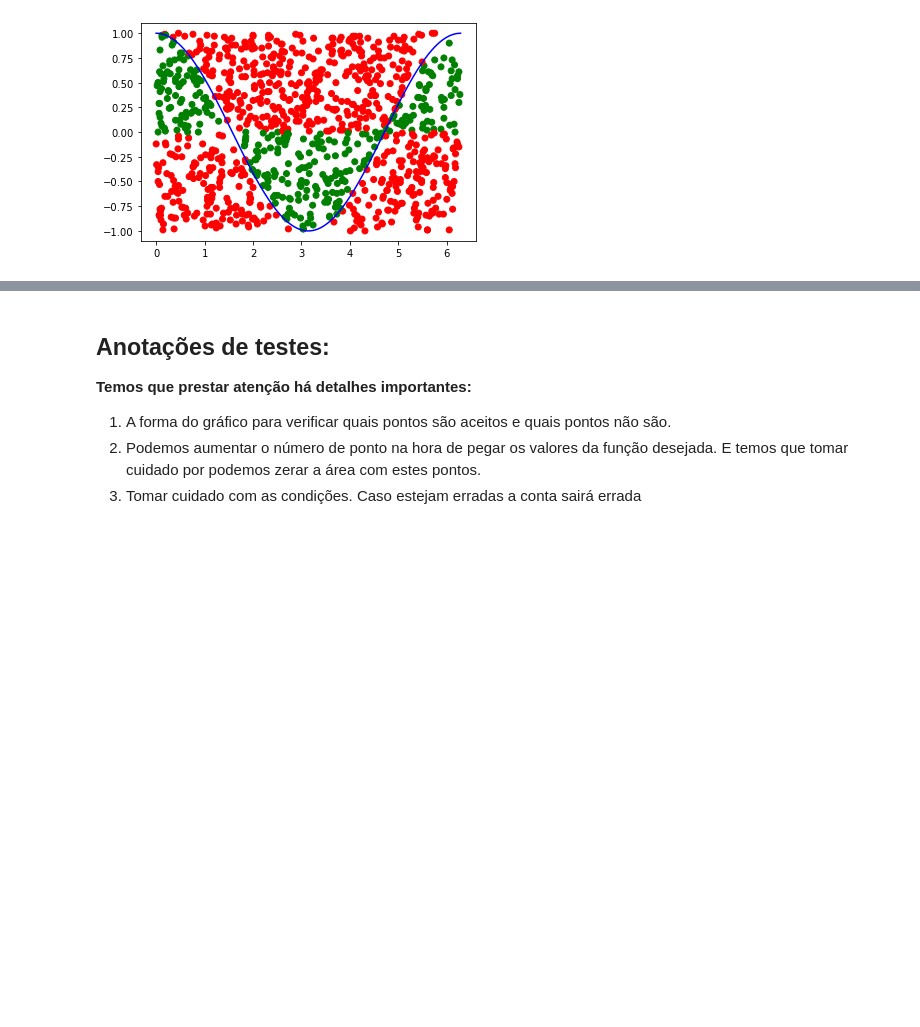
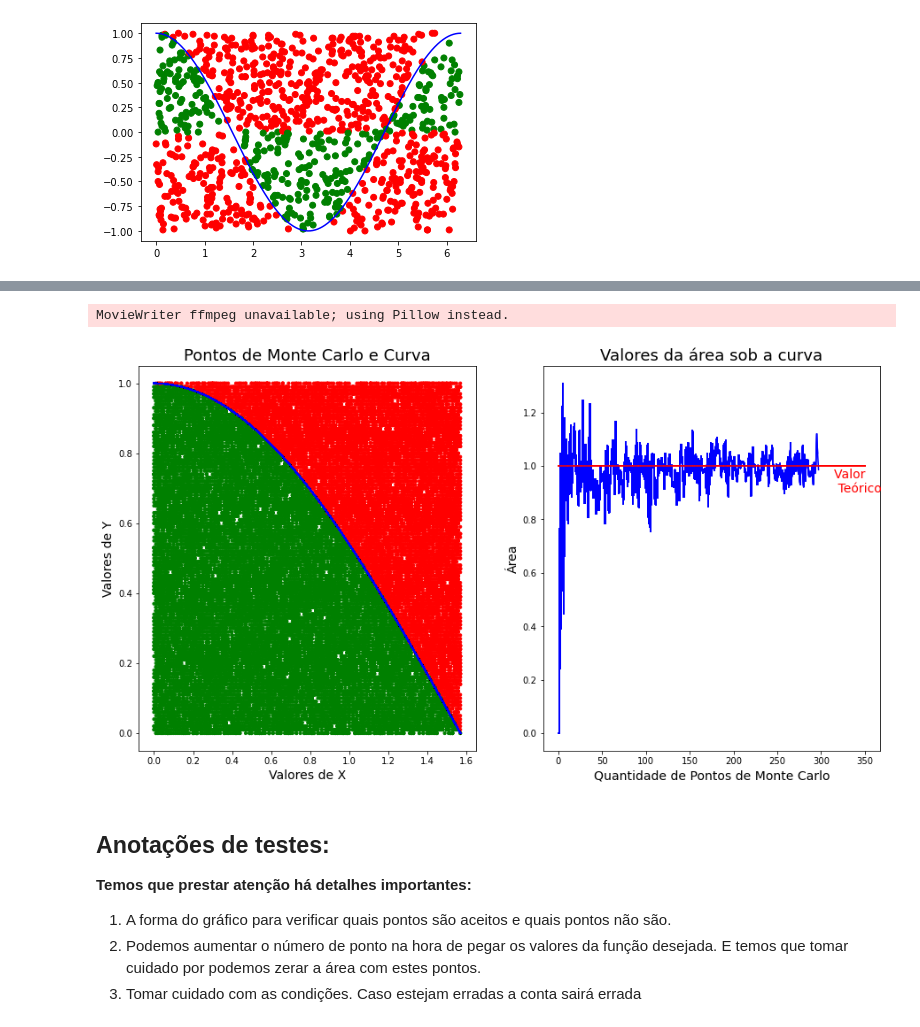
Before and after one commit to KaueAbbe/Fisica_Estatistica, a Jupyter notebook: Estudos_Monte_Carlo.ipynb, the cells around one changed output, grey strips where cells are left out. Cells and saved outputs as stored; diff of their text form; code cells hidden in the pictures; blank space fills up the shorter version.

```diff
--- a/Estudos_Monte_Carlo.ipynb
+++ b/Estudos_Monte_Carlo.ipynb
@@ -94,3 +172,26 @@ plt.plot(x,f(x), color = 'blue')
+# %%
+fig, ax = plt.subplots(nrows = 1, ncols = 2,figsize = (15,8))
+ax[0].set_title('Pontos de Monte Carlo e Curva', fontsize = 18)
+ax[0].set_xlabel('Valores de X', fontsize = 14)
+ax[0].set_ylabel('Valores de Y', fontsize = 14)
+
+ax[1].set_title('Valores da área sob a curva', fontsize = 18)
+ax[1].set_xlabel('Quantidade de Pontos de Monte Carlo', fontsize = 14)
+ax[1].set_ylabel('Área', fontsize = 14)
+plt.text(315, 0.9,'Valor \n Teórico', fontsize = 14, c = 'red')
+def func_anim(idx):
+    ax[0].scatter(np.array(Val_Nr[idx+1]).T[0],np.array(Val_Nr[idx+1]).T[1], marker = 'o', c = Val_cor[idx+1],s = 10)
+    ax[0].plot(x,f(x), color = 'blue')
+
+
+    ax[1].plot(range(0,N)[:idx],int_list[:idx],c = 'blue')
+    ax[1].plot(np.linspace(0,350),[I2[0] for x in np.linspace(0,350)],c = 'red')
+
+anim = animation.FuncAnimation(fig, func_anim, frames = 300-1, interval = 100 , blit = False)
+anim.save('anim.gif')
+# %% [output]
+MovieWriter ffmpeg unavailable; using Pillow instead.
+[figure, added]
 # %% [markdown]
 ## Anotações de testes:
 **Temos que prestar atenção há detalhes importantes:**
```
Also changed, not shown: parts of 10 cells of this notebook.
